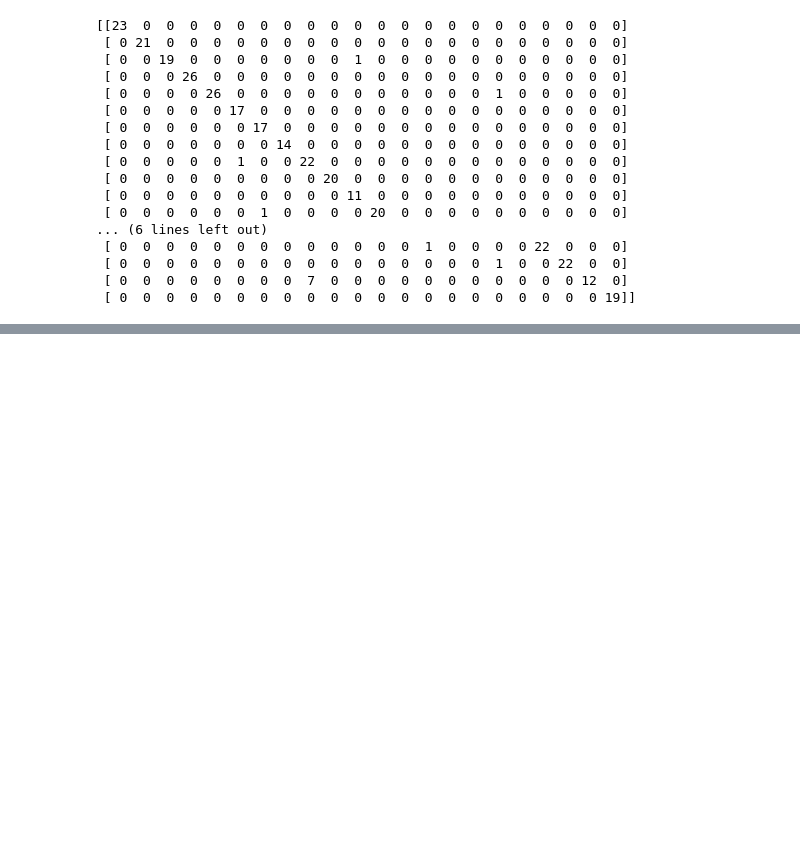
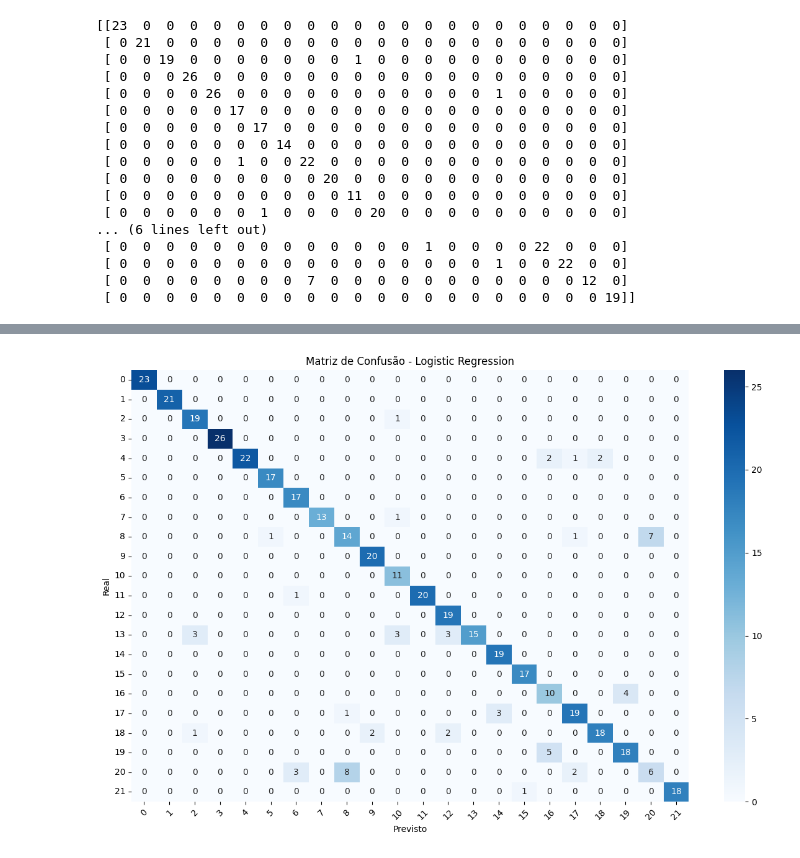
Before and after one commit to fiap-ia-2025/chap14-machine-learning, a Jupyter notebook: agriculture.ipynb, the cells around one changed output, grey strips where cells are left out. Drawn from its saved outputs; the diff is of its cells as text; code cells hidden in the pictures; blank space fills up the shorter version.

```diff
--- a/agriculture.ipynb
+++ b/agriculture.ipynb
@@ -384,0 +455,6 @@ print(confusion_matrix(y_test, y_svc_predict))
+# %%
+# Logistic Regression
+# A Regressão Logística é um modelo estatístico clássico usado para classificação. Embora originalmente binária, ela pode ser adaptada para múltiplas classes, como no nosso caso. A seguir, aplicamos esse modelo para prever o tipo de produto agrícola a partir das condições de solo e clima.
+
+logreg = LogisticRegression(max_iter=1000, solver='lbfgs', multi_class='multinomial')
+logreg.fit(X_train, y_train)
@@ -384,0 +463,4 @@ print(confusion_matrix(y_test, y_svc_predict))
+# %%
+y_pred_logreg = logreg.predict(X_test)
+print("Acurácia da Regressão Logística:", accuracy_score(y_test, y_pred_logreg))
+print("\nRelatório de Classificação:\n", classification_report(y_test, y_pred_logreg))
@@ -384,0 +485,13 @@ print(confusion_matrix(y_test, y_svc_predict))
+# %%
+plt.figure(figsize=(12, 8))
+sns.heatmap(confusion_matrix(y_test, y_pred_logreg), annot=True, fmt='d', cmap='Blues',
+            xticklabels=logreg.classes_, yticklabels=logreg.classes_)
+plt.title("Matriz de Confusão - Logistic Regression")
+plt.xlabel("Previsto")
+plt.ylabel("Real")
+plt.xticks(rotation=45)
+plt.yticks(rotation=0)
+plt.tight_layout()
+plt.show()
+# %% [output]
+[figure, added]
```
Also changed, not shown: parts of 16 cells of this notebook.
